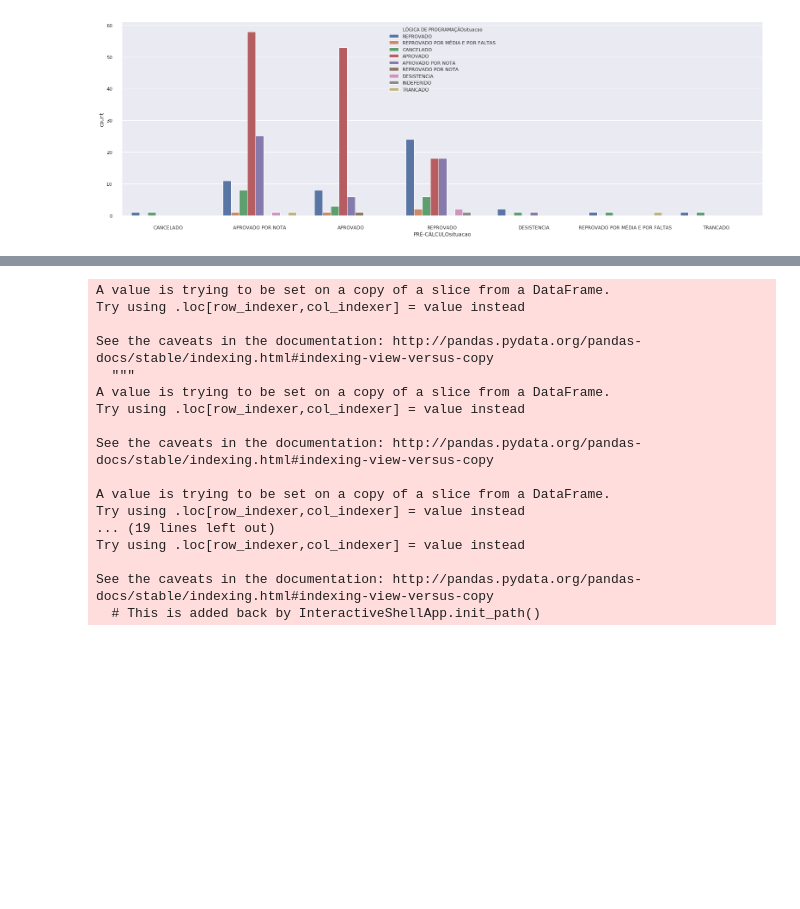
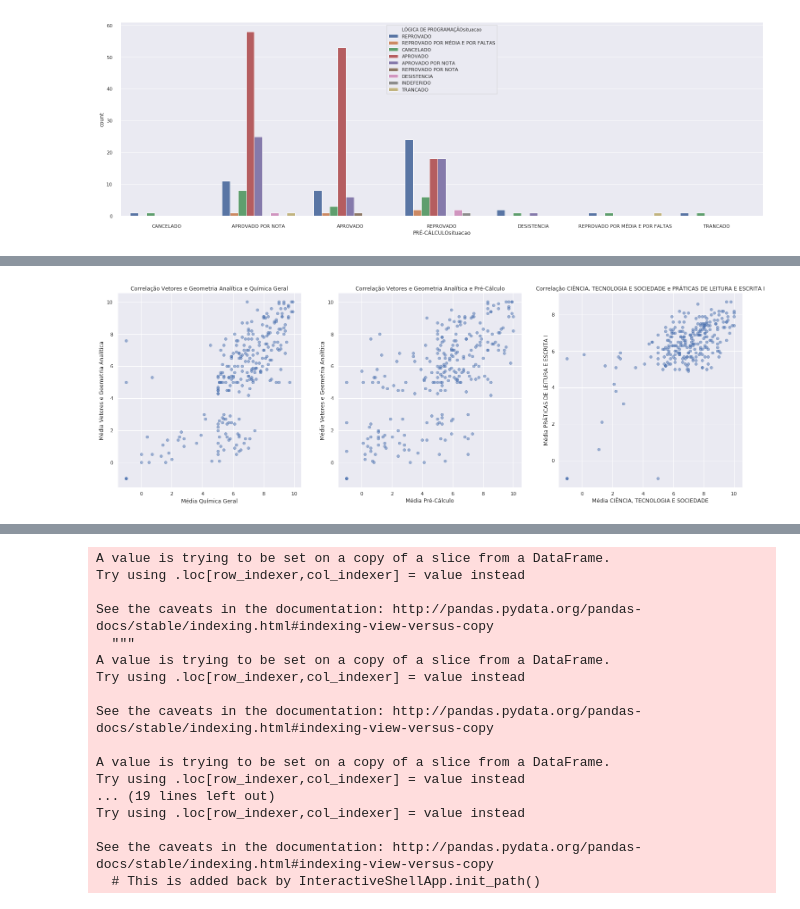
Before and after one commit to repitta/CienciaDeDadosEducacionais, a Jupyter notebook: Análise_Luana.ipynb, the cells around one changed output, grey strips where cells are left out. Saved outputs shown, nothing was run; the diff lists cells and outputs as text; code cells hidden in the pictures; blank space fills up the shorter version.

```diff
--- a/Análise_Luana.ipynb
+++ b/Análise_Luana.ipynb
@@ -394,3 +429,10 @@ sns.despine(offset=10, trim=True)
 #display the plotplt.show()
 # %% [output]
 [figure]
+# %%
+#Gráfica de correlação entre as disciplinas
+datasetNotas = tabela2[['CIÊNCIA, TECNOLOGIA E SOCIEDADEnota', 'PRÁTICAS DE LEITURA E ESCRITA Inota', 'QUÍMICA GERALnota', 'CÁLCULO Inota',
+                        'VETORES E GEOMETRIA ANALÍTICAnota', 'PRÉ-CÁLCULOnota','LÓGICA DE PROGRAMAÇÃOnota' ]]
+datasetNotas = datasetNotas.replace("-",-1)
+datasetNotas = datasetNotas.reset_index(drop = True)
+datasetNotas = datasetNotas.astype(float)
@@ -397,3 +450,32 @@ sns.despine(offset=10, trim=True)
+# %%
+
+import matplotlib.pyplot as plt
+#fig, ((ax1, ax2,ax3)) = plt.subplots(1, 3, sharex=True, sharey=True)
+plt.figure(figsize=(25,8))
+plt.subplots_adjust(hspace=0.5)
+
+ax1 = plt.subplot(1,3,1) # subplot(2,1,1) is active, plotting will be done there
+plt.title('Correlação Vetores e Geometria Analítica e Química Geral')
+plt.scatter(datasetNotas['QUÍMICA GERALnota'], datasetNotas['VETORES E GEOMETRIA ANALÍTICAnota'], alpha=0.5)
+plt.xlabel('Média Química Geral')
+plt.ylabel('Média Vetores e Geometria Analítica')
+
+ax2 = plt.subplot(1,3,2) # subplot(2,1,2) is now active
+plt.title('Correlação Vetores e Geometria Analítica e Pré-Cálculo')
+plt.scatter(datasetNotas['PRÉ-CÁLCULOnota'], datasetNotas['VETORES E GEOMETRIA ANALÍTICAnota'], alpha=0.5)
+plt.xlabel('Média Pré-Cálculo')
+plt.ylabel('Média Vetores e Geometria Analítica')
+
+ax3 = plt.subplot(1,3,3) # subplot(2,1,2) is now active
+plt.title("Correlação CIÊNCIA, TECNOLOGIA E SOCIEDADE e PRÁTICAS DE LEITURA E ESCRITA I")
+plt.scatter(datasetNotas['CIÊNCIA, TECNOLOGIA E SOCIEDADEnota'], datasetNotas['PRÁTICAS DE LEITURA E ESCRITA Inota'], alpha=0.5)
+plt.xlabel('Média CIÊNCIA, TECNOLOGIA E SOCIEDADE')
+plt.ylabel('Média PRÁTICAS DE LEITURA E ESCRITA I')
+
+plt.savefig('correlacoes.png', format='png')
+plt.show()
+# %% [output]
+[figure, added]
 # %%
 #Aplicar o algoritmo de Naive Bayes https://www.dataquest.io/blog/sci-kit-learn-tutorial/
 #Escolhi só a coluna situação para fazer essa análise
```
Also changed, not shown: parts of 22 cells of this notebook.
